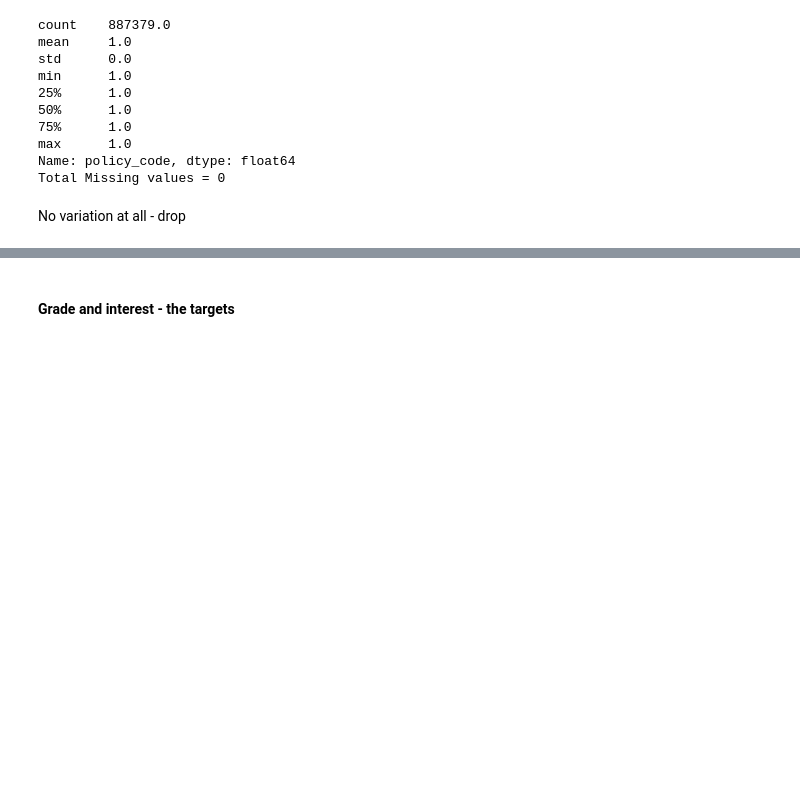
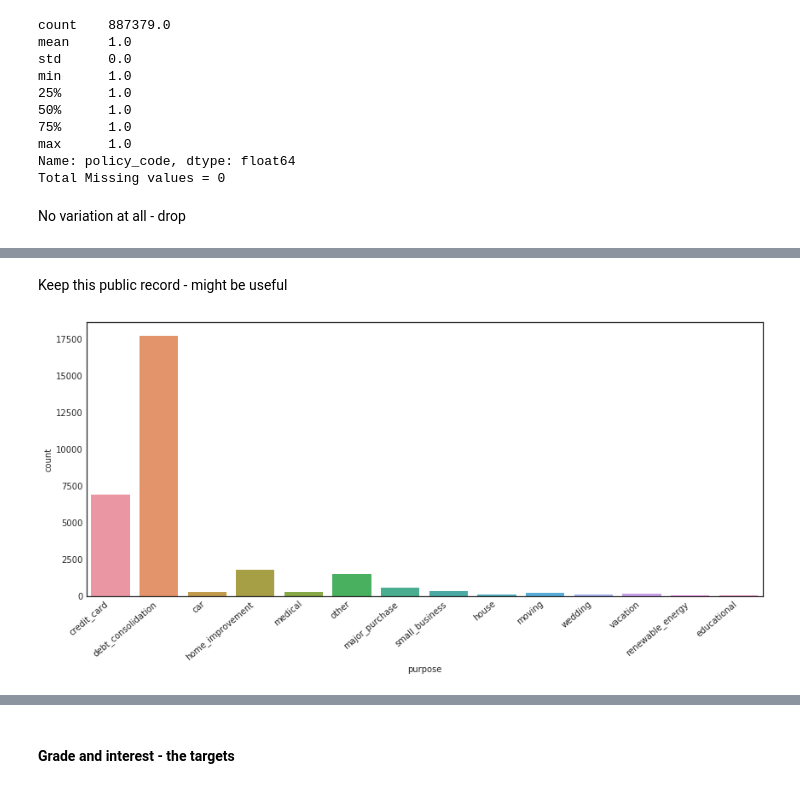
Before and after one commit to vijayshankarv/kaggle, a Jupyter notebook: lending-club/Lending-club-exploration.ipynb, the cells around one changed output, grey strips where cells are left out. Cells and saved outputs as stored; diff of their text form; code cells hidden in the pictures; blank space fills up the shorter version.

```diff
--- a/lending-club/Lending-club-exploration.ipynb
+++ b/lending-club/Lending-club-exploration.ipynb
@@ -639,0 +766,9 @@ df_loan_app.drop(labels=['policy_code'],axis=1, inplace=True)
+# %% [markdown]
+Keep this public record - might be useful
+# %%
+ax = sns.countplot(x="purpose",data = df_loan_app )
+ax.set_xticklabels(ax.get_xticklabels(), rotation=40, ha="right")
+plt.tight_layout()
+plt.show()
+# %% [output]
+[figure, added]
```
Also changed, not shown: parts of 85 cells of this notebook.
